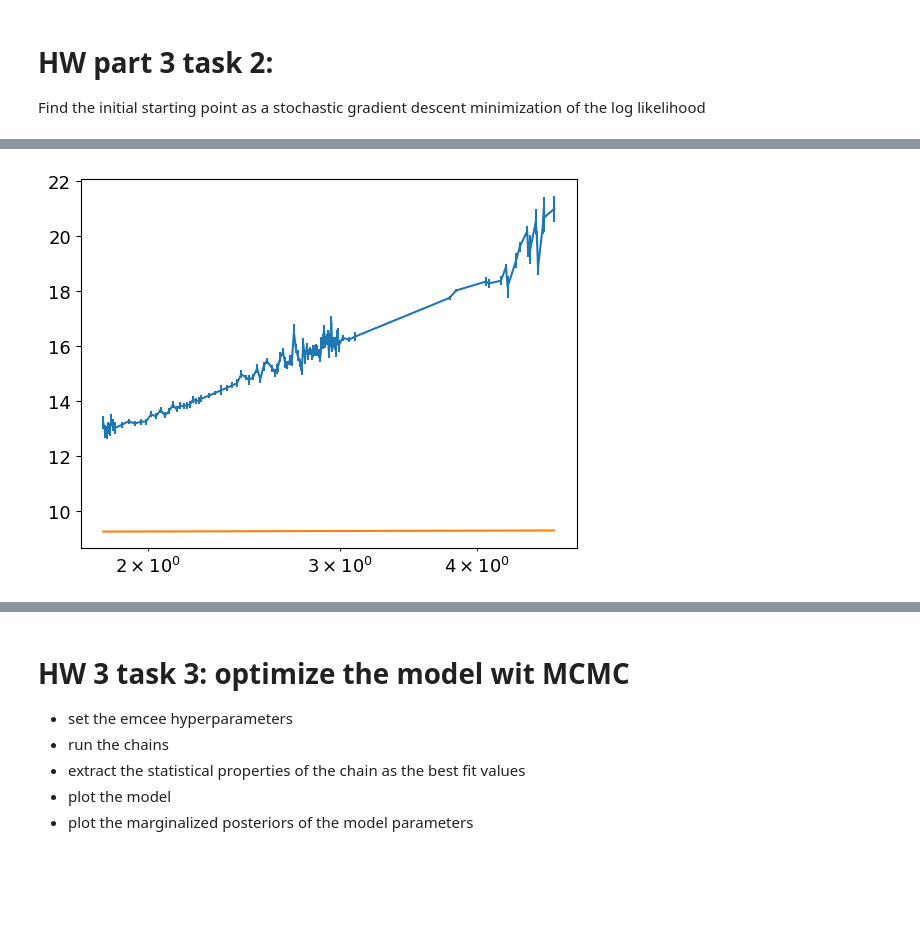
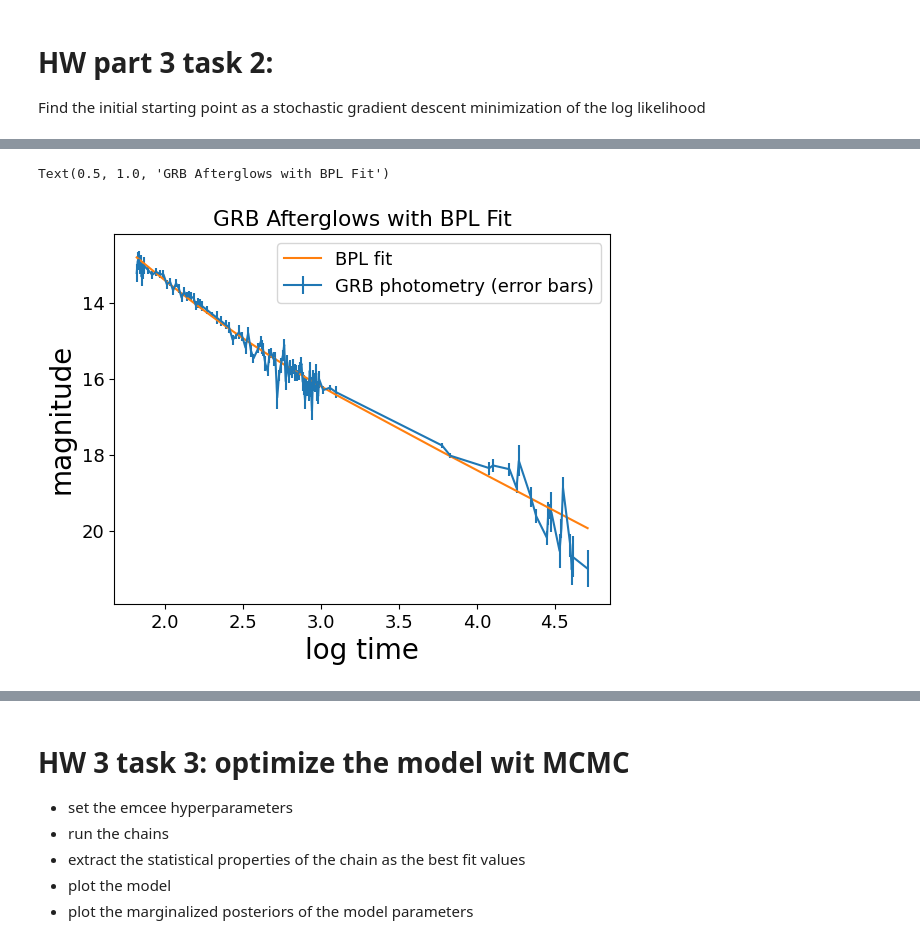
Before and after one commit to jarrodsb/DSPS_JBieber, a Jupyter notebook: HW6/Second_Half_fitlinetogrbafterglow_mcmc_Bieber_dsps25.ipynb, the cells around one changed output, grey strips where cells are left out. Cells and saved outputs as stored; diff of their text form; code cells hidden in the pictures; blank space fills up the shorter version.

```diff
--- a/HW6/Second_Half_fitlinetogrbafterglow_mcmc_Bieber_dsps25.ipynb
+++ b/HW6/Second_Half_fitlinetogrbafterglow_mcmc_Bieber_dsps25.ipynb
@@ -761,11 +772,14 @@ Find the initial starting point as a stochastic gradient descent minimization of
 ig = [1000, 0.005, 0.0025, 12] # Changed from order [a1, a2, Tb, b] to [Tb, a1, a2, b]. Changed guess from the original [1000, 0.2, 5, 20].
 #what does the minimize function need to take as arguments?
 # Add bounds to the minimization
-bounds = [(50, 60000), (0, 0.1), (0, 0.1), (10, 25)]
+#bounds = [(50, 60000), (0, 0.1), (0, 0.1), (10, 25)]
 
 
 # FBB define something like nll = lambda *args: -log_likelihood_bpl(*args) and do minimize of nll instead - no bounds needed
-soln = minimize(log_likelihood_bpl, ig, args=(t, y, s), bounds=bounds)
+nll = lambda *args: -log_likelihood_bpl(*args)
+
+#soln = minimize(log_likelihood_bpl, ig, args=(t, y, s), bounds=bounds)
+soln = minimize(nll, ig, args=(t, y, s))
 print(soln)
 print("")
 print("best fit parameters from the minimization of chi2: " +
@@ -807,10 +803,21 @@ print(bpl(soln.x, t))
 # %%
 ig = soln.x # the initial guess for the MCMC
 
 # plot the model as it looks with the initial guess values
-pl.errorbar(x, y, yerr=s)
+pl.errorbar(x, y, yerr=s, label="GRB photometry (error bars)")
 #pl.plot(x, bpl(ig, x_nolog))
-pl.plot(x, bpl(ig, x))
-pl.xscale("log")
+pl.plot(x, bpl(ig, t), label="BPL fit")
+pl.legend()
+pl.xscale("linear")
+
+ax = pl.gca()
+ax.yaxis.set_inverted(True)  # inverted axis with autoscaling
+pl.legend()
+
+#Always rememebr you axis labels!!
+pl.ylabel("magnitude", fontsize=20)
+pl.xlabel("log time", fontsize=20)
+plt.title("GRB Afterglows with BPL Fit")
 # %% [output]
+Text(0.5, 1.0, 'GRB Afterglows with BPL Fit')
-[figure, old version]
+[figure, new version]
```
Also changed, not shown: parts of 15 cells of this notebook.
